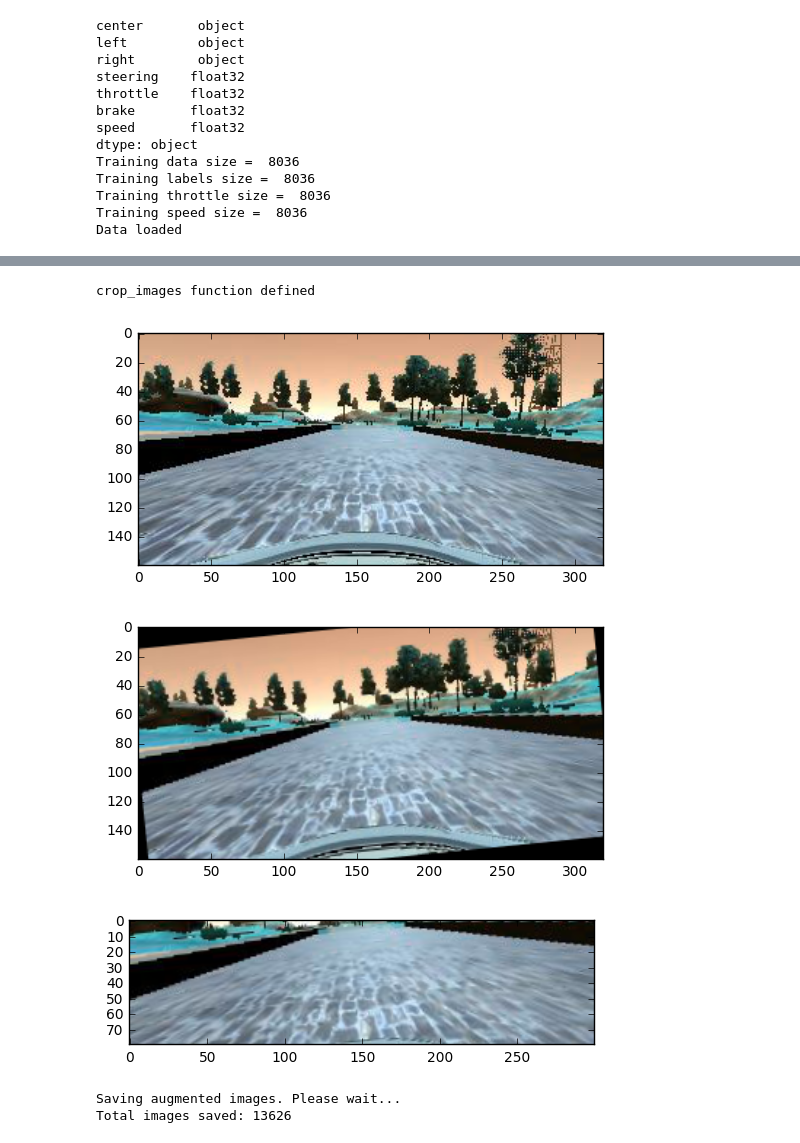
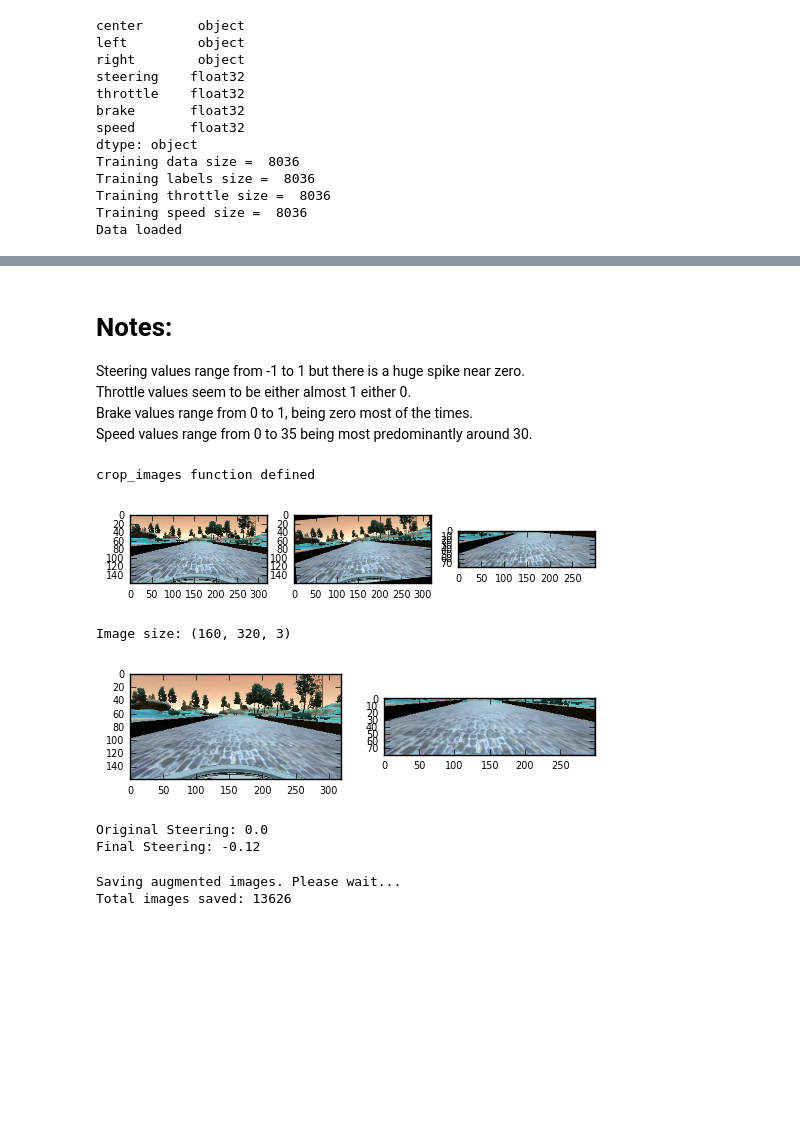
Before and after one commit to ganwy2016/Behaviour_Cloning, a Jupyter notebook: pre_proc_images.ipynb, the cells around one changed output, grey strips where cells are left out. Saved outputs shown, nothing was run; the diff lists cells and outputs as text; code cells hidden in the pictures; blank space fills up the shorter version.

```diff
--- a/pre_proc_images.ipynb
+++ b/pre_proc_images.ipynb
@@ -54,16 +61,21 @@ Data loaded
 # %%
 # examine the data
 import matplotlib.pyplot as plt
+plt.rcParams.update({'font.size': 7})
 fig = plt.figure()
-ax = fig.add_subplot(2,2,1)
-plt.hist(throttle,50)
-ax = fig.add_subplot(2,2,2)
-plt.hist(steering,50)
-ax = fig.add_subplot(2,2,3)
-plt.hist(speed,50)
-ax = fig.add_subplot(2,2,4)
-plt.hist(brake,50)
+ax1 = fig.add_subplot(1,1,1)
+ax1.set_title('Steering')
+plt.hist(steering,50);
+
+fig = plt.figure()
+ax1 = fig.add_subplot(3,3,1)
+ax1.set_title('Throttle')
+plt.hist(throttle,50);
+ax2 = fig.add_subplot(3,3,2)
+ax2.set_title('Brake')
+plt.hist(brake,50);
+ax3 = fig.add_subplot(3,3,3)
+ax3.set_title('Speed')
+plt.hist(speed,50);
 plt.show()
-print(max(brake))
-print(max(throttle))
 # %% [output]
@@ -73,3 +84,9 @@ print(max(throttle))
+# %% [markdown]
+# Notes:
+Steering values range from -1 to 1 but there is a huge spike near zero.
+Throttle values seem to be either almost 1 either 0.
+Brake values range from 0 to 1, being zero most of the times.
+Speed values range from 0 to 35 being most predominantly around 30.
 # %%
 import numpy as np
 
@@ -103,20 +115,26 @@ print('crop_images function defined')
 # %% [output]
 crop_images function defined
 # %%
-#test rotate image
+# test rotate image
 img = cv2.imread('./data/data/'+X_train[0])
 
+# original image
+fig = plt.figure()
+ax1 = fig.add_subplot(1,3,1)
 plt.imshow(img)
-plt.show()
+
+# rotated image
 img_rot,img_st = rotate_image(img,0.1*180/math.pi)
+ax2 = fig.add_subplot(1,3,2)
 plt.imshow(img_rot)
-plt.show()
+ax2 = fig.add_subplot(1,3,3)
 
-#test crop image
+# cropped image
 crop_img = crop_image(img_rot)
 plt.imshow(crop_img)
 plt.show()
+
+print('Image size:',img.shape)
 # %% [output]
-[figure, old version]
+[figure, new version]
-[figure, removed]
-[figure, removed]
+Image size: (160, 320, 3)
@@ -148 +141,26 @@ def to_binary(img):
+# %%
+# test shifting image
+img = cv2.imread('./data/data/'+X_train[0])
+
+filename = './data/data/'+X_train[0]
+steering = y_train[0]
+amount = -12
+
+# original image
+fig = plt.figure()
+ax1 = fig.add_subplot(1,2,1)
+plt.imshow(img)
+
+# shifted and cropped image
+img_crop,ster = shift_and_crop (filename,steering,amount)
+ax2 = fig.add_subplot(1,2,2)
+plt.imshow(img_crop)
+plt.show()
+
+print('Original Steering:',steering)
+print('Final Steering:',ster)
+# %% [output]
+[figure, added]
+Original Steering: 0.0
+Final Steering: -0.12
 # %%
```
Also changed, not shown: parts of 10 cells of this notebook, 1 other file.
